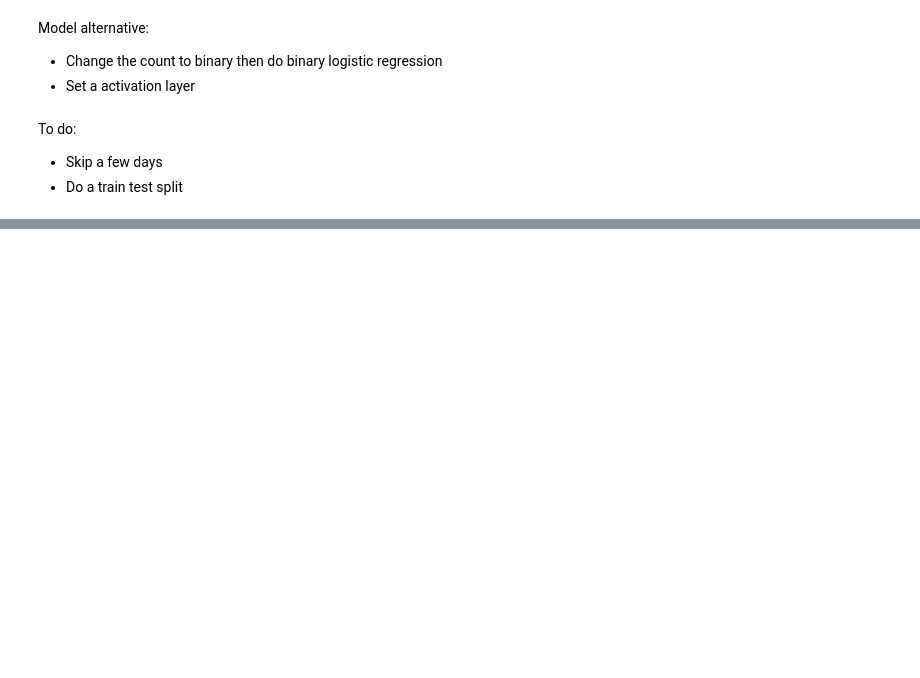
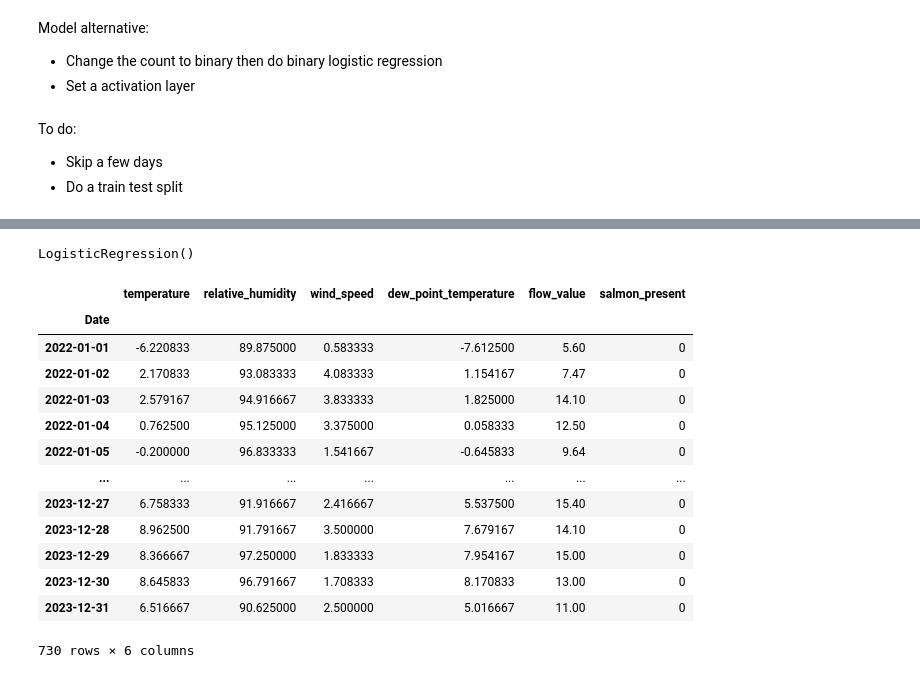
Before and after one commit to brahmwg/Bottlenecks_MDS_Capstone, a Jupyter notebook: outMigration_model/outM.ipynb, the cells around one changed output, grey strips where cells are left out. Cells and saved outputs as stored; diff of their text form; code cells hidden in the pictures; blank space fills up the shorter version.

Commit message:
binary logistic regression

```diff
--- a/outMigration_model/outM.ipynb
+++ b/outMigration_model/outM.ipynb
@@ -319,24 +321,19 @@ Linear Model
 # %%
 import statsmodels.api as sm
 # %%
-# X_train = sm.add_constant(X_train)
+X_train = sm.add_constant(X_train)
 model = sm.OLS(y_train, X_train, missing='drop')
 model_result = model.fit()
 
-# Generate predictions
 predictions = model_result.predict(X_train)
 
-# Now, ensure that you are assigning these predictions correctly
-# Match indices from the model training subset
-trained_indices = cow_lag.index  # These should be the indices used in the model
 
-# Create a temporary DataFrame to hold predictions with the correct indices
+trained_indices = cow_lag.index
+
 temp_df = pd.DataFrame(predictions, index=trained_indices, columns=['predict'])
 
-# Merge this temporary DataFrame with the full DataFrame on indices
 full_cow2223 = full_cow2223.merge(temp_df, how='left', left_index=True, right_index=True)
 
-# Check the assignment
 print(full_cow2223.head())
 # %% [output]
             temperature  relative_humidity  wind_speed  dew_point_temperature  \
@@ -391,0 +391,5 @@ To do:
+# %%
+full_cow2223_bi = full_cow2223.copy()
+full_cow2223_bi['salmon_present'] = np.where(full_cow2223_bi['salmon_count'] == 0, 0, 1)
+full_cow2223_bi.drop(['predict', 'salmon_count'], axis=1, inplace=True)
+full_cow2223_bi.head()
@@ -391,0 +437,22 @@ To do:
+# %%
+model = LogisticRegression()
+model.fit(X_train_scaled_bi, y_train_bi)
+# %% [output]
+LogisticRegression()
+# %%
+full_cow2223_bi
+# %% [output]
+|  | temperature | relative_humidity | wind_speed | dew_point_temperature | flow_value | salmon_present |
+| Date |  |  |  |  |  |  |
+| 2022-01-01 | -6.220833 | 89.875000 | 0.583333 | -7.612500 | 5.60 | 0 |
+| 2022-01-02 | 2.170833 | 93.083333 | 4.083333 | 1.154167 | 7.47 | 0 |
+| 2022-01-03 | 2.579167 | 94.916667 | 3.833333 | 1.825000 | 14.10 | 0 |
+| 2022-01-04 | 0.762500 | 95.125000 | 3.375000 | 0.058333 | 12.50 | 0 |
+| 2022-01-05 | -0.200000 | 96.833333 | 1.541667 | -0.645833 | 9.64 | 0 |
+| ... | ... | ... | ... | ... | ... | ... |
+| 2023-12-27 | 6.758333 | 91.916667 | 2.416667 | 5.537500 | 15.40 | 0 |
+| 2023-12-28 | 8.962500 | 91.791667 | 3.500000 | 7.679167 | 14.10 | 0 |
+| 2023-12-29 | 8.366667 | 97.250000 | 1.833333 | 7.954167 | 15.00 | 0 |
+| 2023-12-30 | 8.645833 | 96.791667 | 1.708333 | 8.170833 | 13.00 | 0 |
+| 2023-12-31 | 6.516667 | 90.625000 | 2.500000 | 5.016667 | 11.00 | 0 |
+730 rows × 6 columns
```
Also changed, not shown: parts of 14 cells of this notebook.
